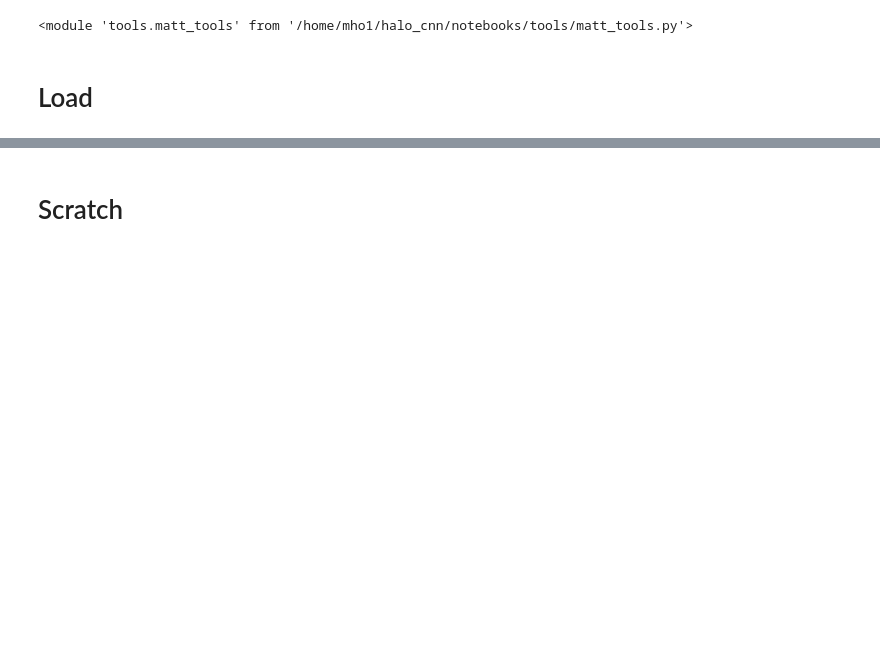
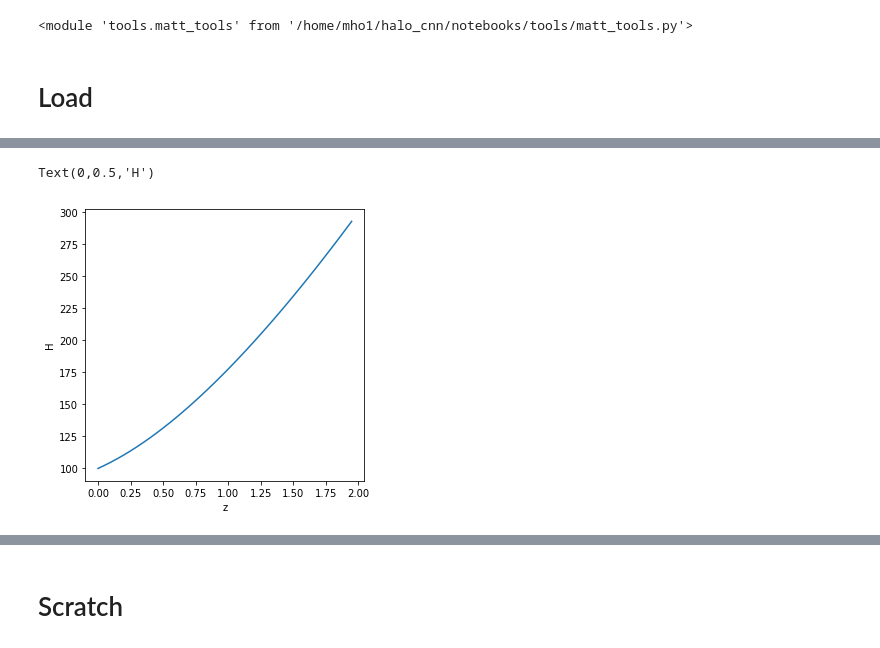
Before and after one commit to McWilliamsCenter/halo_cnn, a Jupyter notebook: notebooks/catalog.ipynb, the cells around one changed output, grey strips where cells are left out. Cells and saved outputs as stored; diff of their text form; code cells hidden in the pictures; blank space fills up the shorter version.

```diff
--- a/notebooks/catalog.ipynb
+++ b/notebooks/catalog.ipynb
@@ -51,0 +154,20 @@ dat[dat['upid']==-1].head()
+# %%
+cosmo = {'H_0': 100, # [km/s/(Mpc/h)]
+         'Omega_m': 0.307115,
+         'Omega_l': 0.692885,
+         'c': 299792.458 # [km/s]
+         }
+# %%
+def H_from_z(z, cosmo):
+    H = cosmo['H_0'] * (cosmo['Omega_m']*(1 + z)**3 + cosmo['Omega_l'])**0.5
+    return H
+
+samp = np.arange(0,2,0.05)
+
+f = plt.figure(figsize=(5,5))
+plt.plot(samp,H_from_z(samp, cosmo))
+plt.xlabel('z')
+plt.ylabel('H')
+# %% [output]
+Text(0,0.5,'H')
+[figure, added]
```
Also changed, not shown: parts of 58 cells of this notebook, 24 other files.
